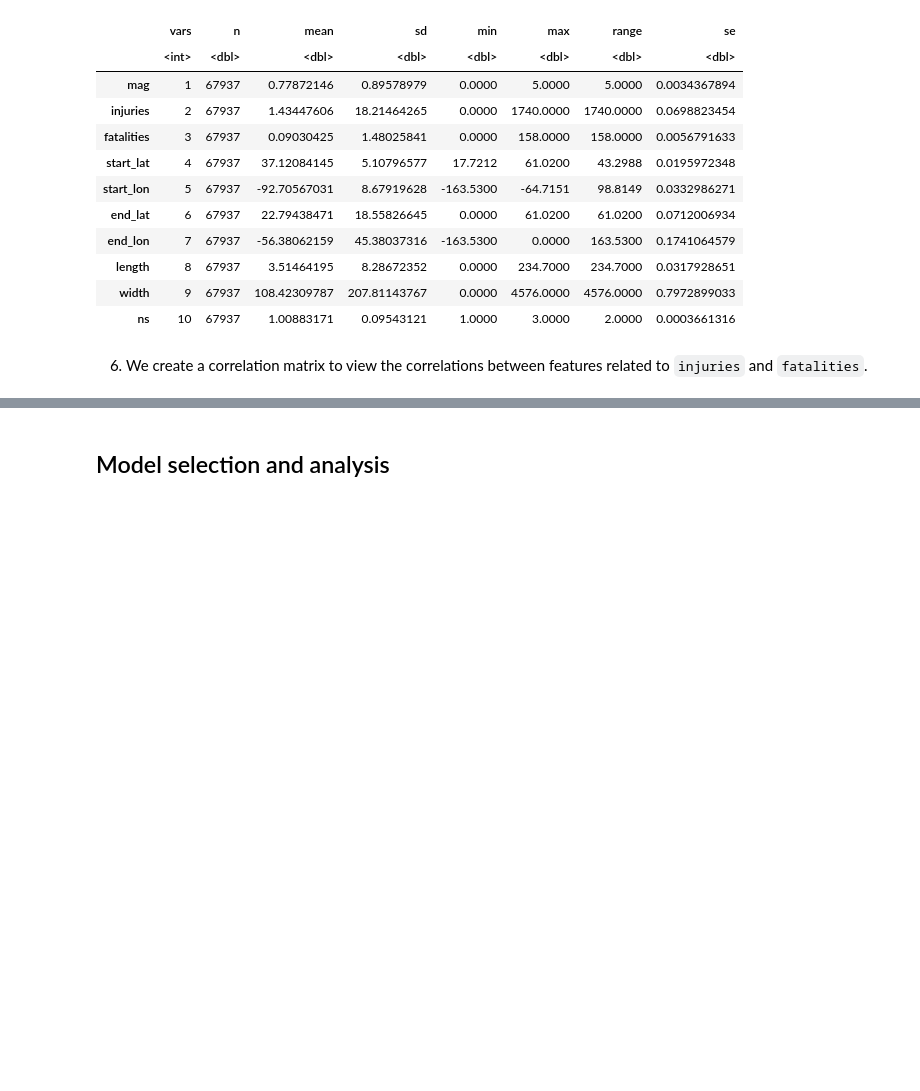
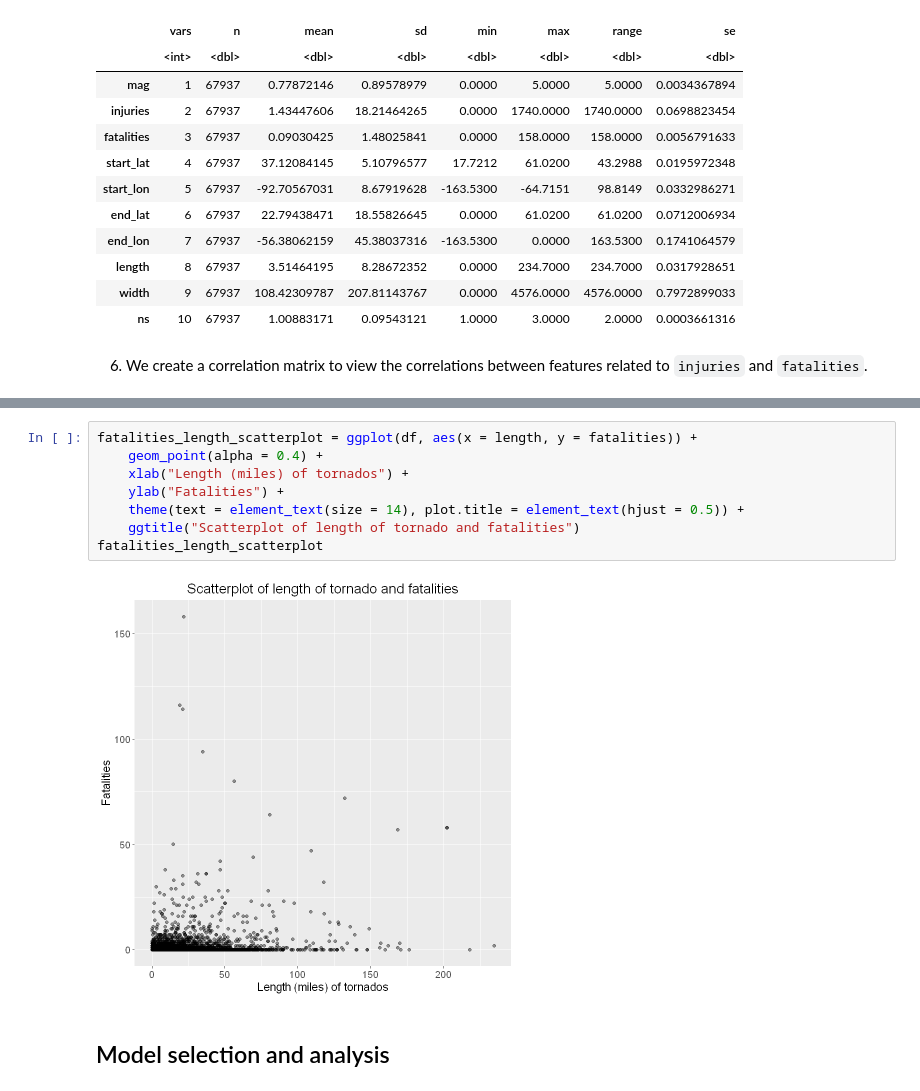
Before and after one commit to DSCI-310-2024/DSCI-310-Group-1-Predict-Casualties-From-Tornado-Data, a Jupyter notebook: src/tornado_fatalities_predictor.ipynb, the cells around one changed output, grey strips where cells are left out. Drawn from its saved outputs; the diff is of its cells as text; blank space fills up the shorter version.

```diff
--- a/src/tornado_fatalities_predictor.ipynb
+++ b/src/tornado_fatalities_predictor.ipynb
@@ -150,3 +157,13 @@ The correlation between `fatalities` and `injuries` is also pretty high with a c
+# %%
+fatalities_length_scatterplot = ggplot(df, aes(x = length, y = fatalities)) +
+    geom_point(alpha = 0.4) +
+    xlab("Length (miles) of tornados") +
+    ylab("Fatalities") +
+    theme(text = element_text(size = 14), plot.title = element_text(hjust = 0.5)) +
+    ggtitle("Scatterplot of length of tornado and fatalities")
+fatalities_length_scatterplot
+# %% [output]
+[figure, added]
 # %% [markdown]
 ## Model selection and analysis
 # %% [markdown]
```
Also changed, not shown: parts of 4 cells of this notebook.
